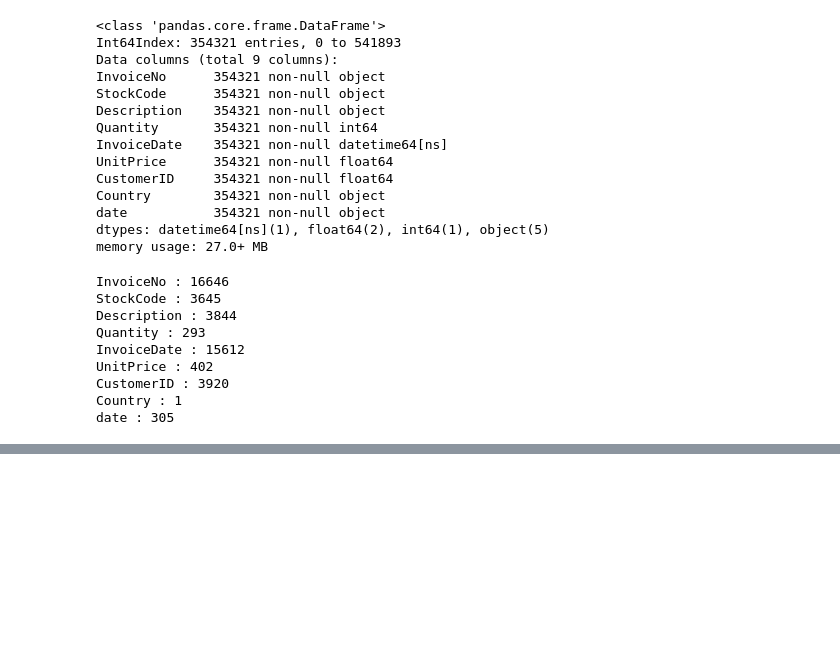
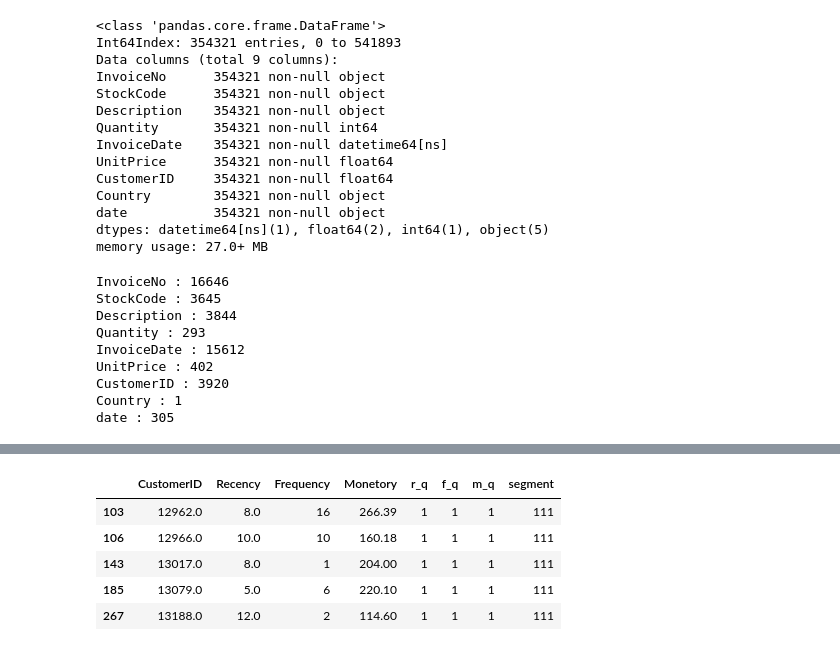
Before and after one commit to suthashok/Miscellaneous_Projects, a Jupyter notebook: Customer_Segmentation/Based_on_transactional_behavior_RFM/Customer_Segmentation_Transactional_Metrics.ipynb, the cells around one changed output, grey strips where cells are left out. Drawn from its saved outputs; the diff is of its cells as text; code cells hidden in the pictures; blank space fills up the shorter version.

```diff
--- a/Customer_Segmentation/Based_on_transactional_behavior_RFM/Customer_Segmentation_Transactional_Metrics.ipynb
+++ b/Customer_Segmentation/Based_on_transactional_behavior_RFM/Customer_Segmentation_Transactional_Metrics.ipynb
@@ -260,0 +329,9 @@ rfm_Cal.head()
+# %%
+ranked_rfm[(ranked_rfm['segment']=='111')].head(5)
+# %% [output]
+|  | CustomerID | Recency | Frequency | Monetory | r_q | f_q | m_q | segment |
+| 103 | 12962.0 | 8.0 | 16 | 266.39 | 1 | 1 | 1 | 111 |
+| 106 | 12966.0 | 10.0 | 10 | 160.18 | 1 | 1 | 1 | 111 |
+| 143 | 13017.0 | 8.0 | 1 | 204.00 | 1 | 1 | 1 | 111 |
+| 185 | 13079.0 | 5.0 | 6 | 220.10 | 1 | 1 | 1 | 111 |
+| 267 | 13188.0 | 12.0 | 2 | 114.60 | 1 | 1 | 1 | 111 |
```
Also changed, not shown: parts of 20 cells of this notebook.
